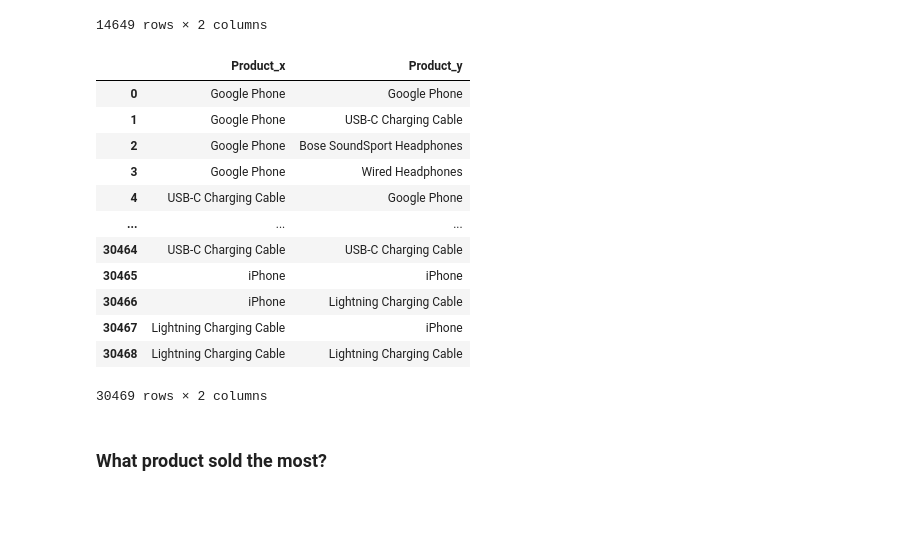
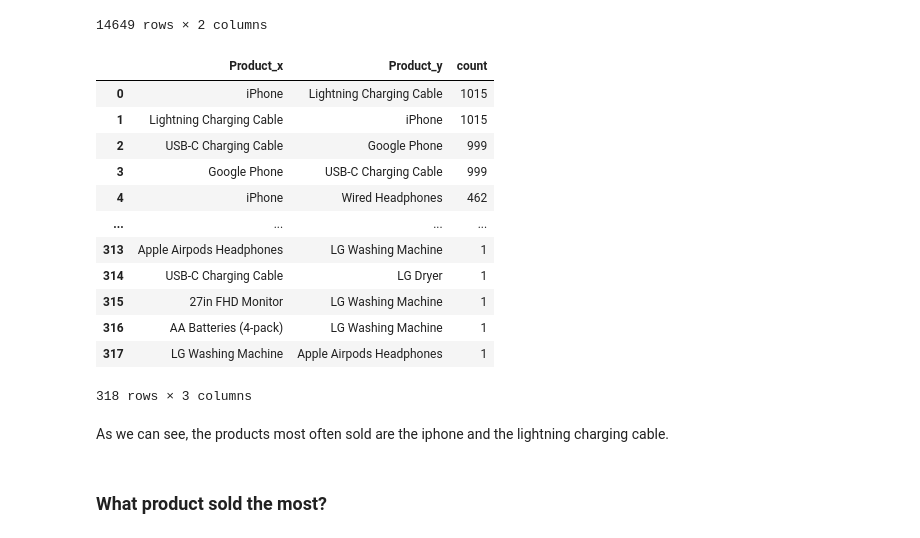
Before and after one commit to Deyazdev/projects, a Jupyter notebook: Sales anlaysis real world.ipynb, the cells around one changed output. Drawn from its saved outputs; the diff is of its cells as text; code cells hidden in the pictures; blank space fills up the shorter version.

Commit message:
Sales Analysis

```diff
--- a/Sales anlaysis real world.ipynb
+++ b/Sales anlaysis real world.ipynb
@@ -187,0 +194,3 @@ sns.barplot(monthplot,x =  'Month_number', y = 'Revenue')
+# %%
+sales['day'] = sales['Order Date'].dt.day #create new column for day
+sales.head()
@@ -187,0 +216,10 @@ sns.barplot(monthplot,x =  'Month_number', y = 'Revenue')
+# %%
+sales['Day'] = sales['Order Date'].astype('datetime64[s]').dt.day_name()
+salesbyday = sales.groupby('Day')['Revenue'].sum().reset_index()
+# plt.pie(salesbyday['Revenue'],  labels = salesbyday['Day'] )
+plt.figure(figsize=(15,5))
+plt.bar(salesbyday['Day'], salesbyday['Revenue'])
+plt.xlabel('Day of the week')
+plt.ylabel('Revenue')
+
+plt.show()
@@ -252,21 +303,22 @@ filtered_ds
 # %%
 merged = pd.merge(filtered_ds, filtered_ds, on='Order ID', how = 'inner')[['Product_x', 'Product_y']]
 merged[merged['Product_x'] != merged['Product_y']].value_counts(ascending=False).reset_index()
-merged
 # %% [output]
-|  | Product_x | Product_y |
-| 0 | Google Phone | Google Phone |
-| 1 | Google Phone | USB-C Charging Cable |
-| 2 | Google Phone | Bose SoundSport Headphones |
-| 3 | Google Phone | Wired Headphones |
-| 4 | USB-C Charging Cable | Google Phone |
-| ... | ... | ... |
-| 30464 | USB-C Charging Cable | USB-C Charging Cable |
-| 30465 | iPhone | iPhone |
-| 30466 | iPhone | Lightning Charging Cable |
-| 30467 | Lightning Charging Cable | iPhone |
-| 30468 | Lightning Charging Cable | Lightning Charging Cable |
+|  | Product_x | Product_y | count |
+| 0 | iPhone | Lightning Charging Cable | 1015 |
+| 1 | Lightning Charging Cable | iPhone | 1015 |
+| 2 | USB-C Charging Cable | Google Phone | 999 |
+| 3 | Google Phone | USB-C Charging Cable | 999 |
+| 4 | iPhone | Wired Headphones | 462 |
+| ... | ... | ... | ... |
+| 313 | Apple Airpods Headphones | LG Washing Machine | 1 |
+| 314 | USB-C Charging Cable | LG Dryer | 1 |
+| 315 | 27in FHD Monitor | LG Washing Machine | 1 |
+| 316 | AA Batteries (4-pack) | LG Washing Machine | 1 |
+| 317 | LG Washing Machine | Apple Airpods Headphones | 1 |
-30469 rows × 2 columns
+318 rows × 3 columns
+# %% [markdown]
+As we can see, the products most often sold are the iphone and the lightning charging cable.
 # %% [markdown]
 ### What product sold the most?
 # %%
```
Also changed, not shown: parts of 19 cells of this notebook.
